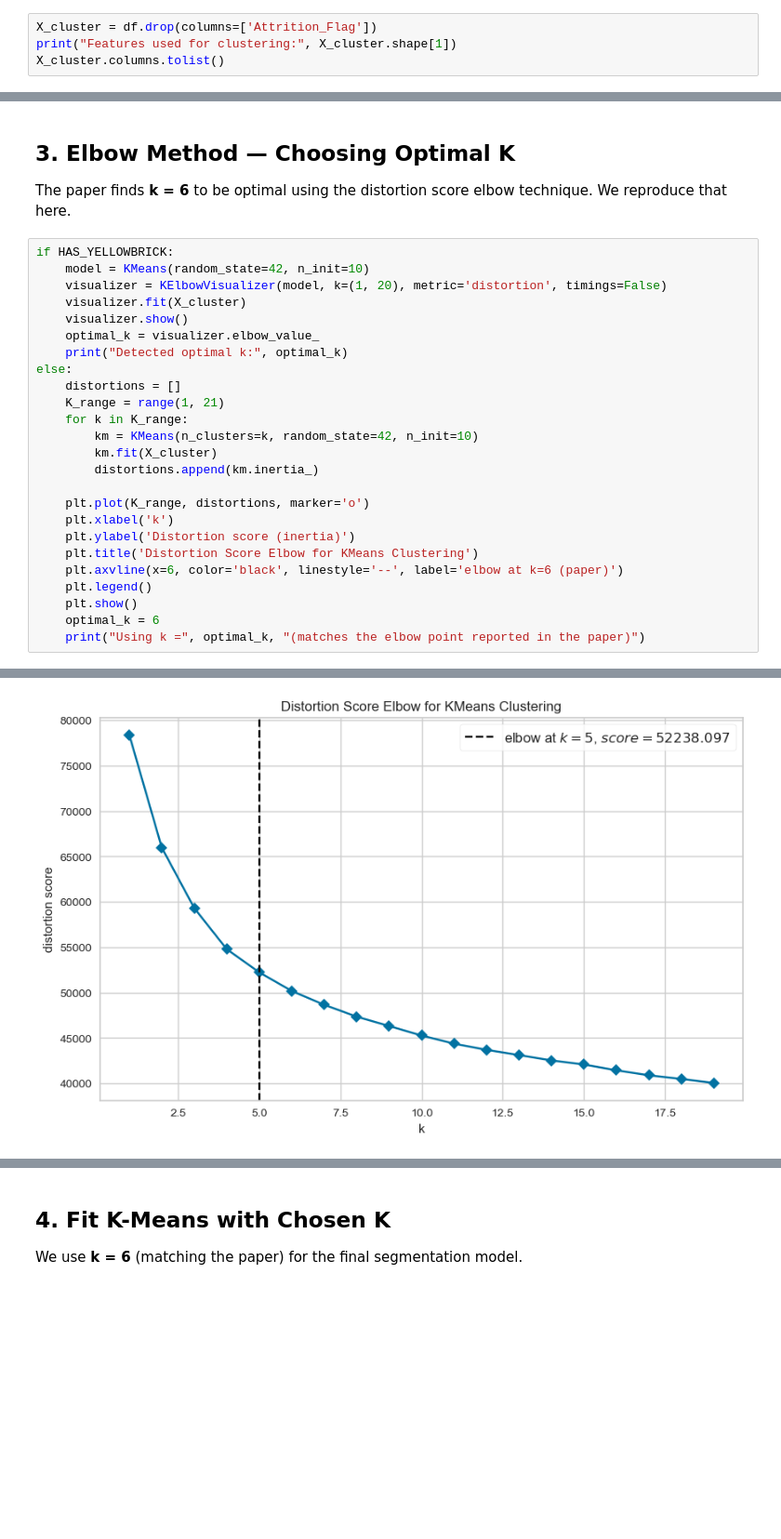
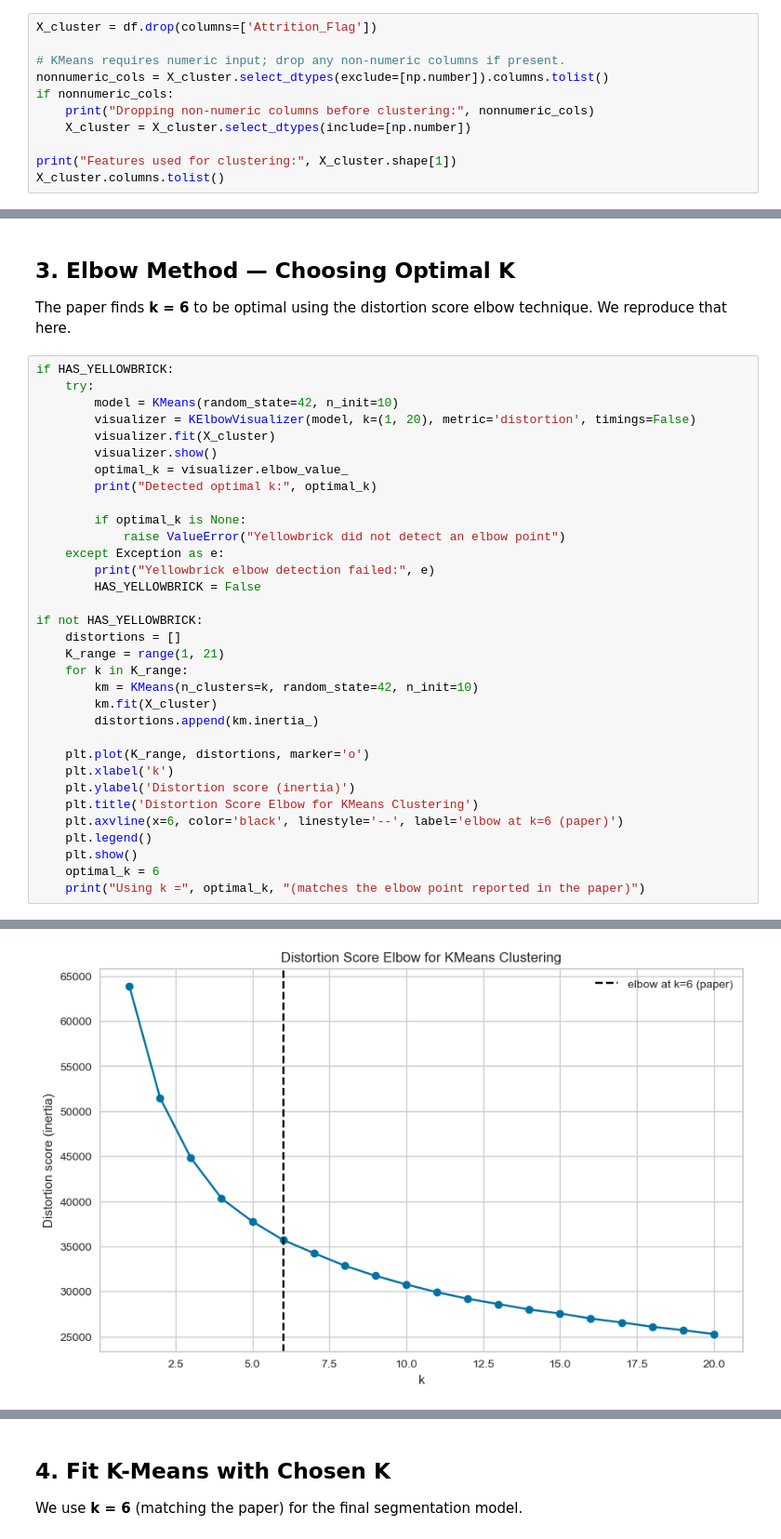
Before and after one commit to adityasiraskar/Customer-Churn-Prediction, a Jupyter notebook: notebooks/03_clustering.ipynb, the cells around one changed output, grey strips where cells are left out. Shown at 93% size. Cells and saved outputs as stored; diff of their text form; blank space fills up the shorter version.

```diff
--- a/notebooks/03_clustering.ipynb
+++ b/notebooks/03_clustering.ipynb
@@ -53,6 +53,13 @@ all the remaining (already encoded/scaled) features, matching the paper's approa
 segmenting customers before churn prediction.
 # %%
 X_cluster = df.drop(columns=['Attrition_Flag'])
+
+# KMeans requires numeric input; drop any non-numeric columns if present.
+nonnumeric_cols = X_cluster.select_dtypes(exclude=[np.number]).columns.tolist()
+if nonnumeric_cols:
+    print("Dropping non-numeric columns before clustering:", nonnumeric_cols)
+    X_cluster = X_cluster.select_dtypes(include=[np.number])
+
 print("Features used for clustering:", X_cluster.shape[1])
 X_cluster.columns.tolist()
 # %% [output]
@@ -81,13 +87,21 @@ The paper finds **k = 6** to be optimal using the distortion score elbow techniq
 We reproduce that here.
 # %%
 if HAS_YELLOWBRICK:
-    model = KMeans(random_state=42, n_init=10)
-    visualizer = KElbowVisualizer(model, k=(1, 20), metric='distortion', timings=False)
-    visualizer.fit(X_cluster)
-    visualizer.show()
-    optimal_k = visualizer.elbow_value_
-    print("Detected optimal k:", optimal_k)
-else:
+    try:
+        model = KMeans(random_state=42, n_init=10)
+        visualizer = KElbowVisualizer(model, k=(1, 20), metric='distortion', timings=False)
+        visualizer.fit(X_cluster)
+        visualizer.show()
+        optimal_k = visualizer.elbow_value_
+        print("Detected optimal k:", optimal_k)
+
+        if optimal_k is None:
+            raise ValueError("Yellowbrick did not detect an elbow point")
+    except Exception as e:
+        print("Yellowbrick elbow detection failed:", e)
+        HAS_YELLOWBRICK = False
+
+if not HAS_YELLOWBRICK:
     distortions = []
     K_range = range(1, 21)
     for k in K_range:
@@ -95,31 +109,31 @@ else:
         km.fit(X_cluster)
         distortions.append(km.inertia_)
 
     plt.plot(K_range, distortions, marker='o')
     plt.xlabel('k')
     plt.ylabel('Distortion score (inertia)')
     plt.title('Distortion Score Elbow for KMeans Clustering')
     plt.axvline(x=6, color='black', linestyle='--', label='elbow at k=6 (paper)')
     plt.legend()
     plt.show()
     optimal_k = 6
     print("Using k =", optimal_k, "(matches the elbow point reported in the paper)")
 # %% [output]
 [WinError 2] The system cannot find the file specified
 Returning the number of logical cores instead. You can silence this warning by setting LOKY_MAX_CPU_COUNT to the number of cores you want to use.
   warnings.warn(
   File "c:\Users\adity\anaconda3\Lib\site-packages\joblib\externals\loky\backend\context.py", line 257, in _count_physical_cores
     cpu_info = subprocess.run(
         "wmic CPU Get NumberOfCores /Format:csv".split(),
         capture_output=True,
         text=True,
     )
   File "c:\Users\adity\anaconda3\Lib\subprocess.py", line 554, in run
     with Popen(*popenargs, **kwargs) as process:
          ~~~~~^^^^^^^^^^^^^^^^^^^^^^
 ... (16 lines left out)
                              cwd,
                              ^^^^
                              startupinfo)
                              ^^^^^^^^^^^^
-[figure, old version]
+[figure, new version]
```
Also changed, not shown: parts of 10 cells of this notebook, 17 other files.
